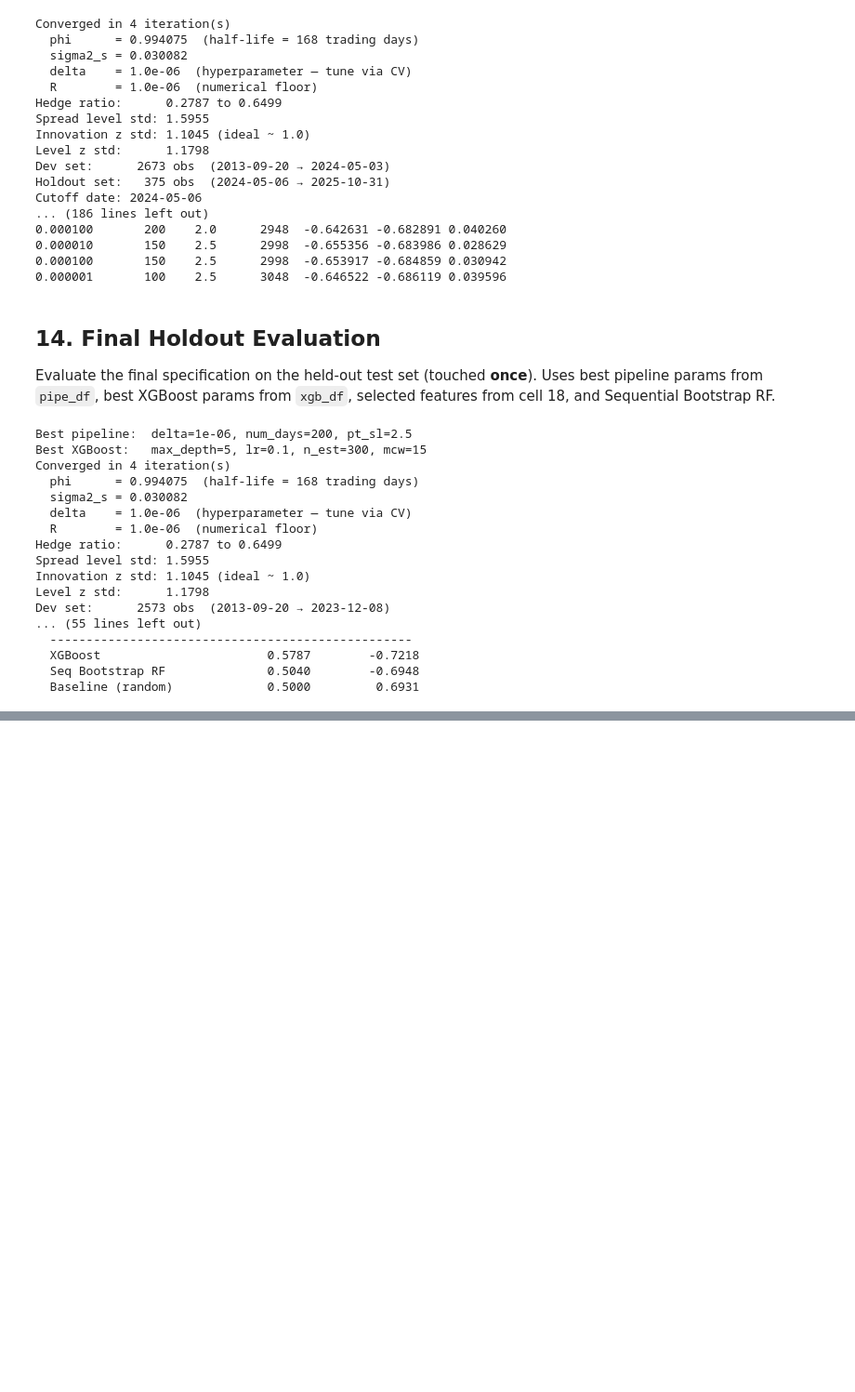
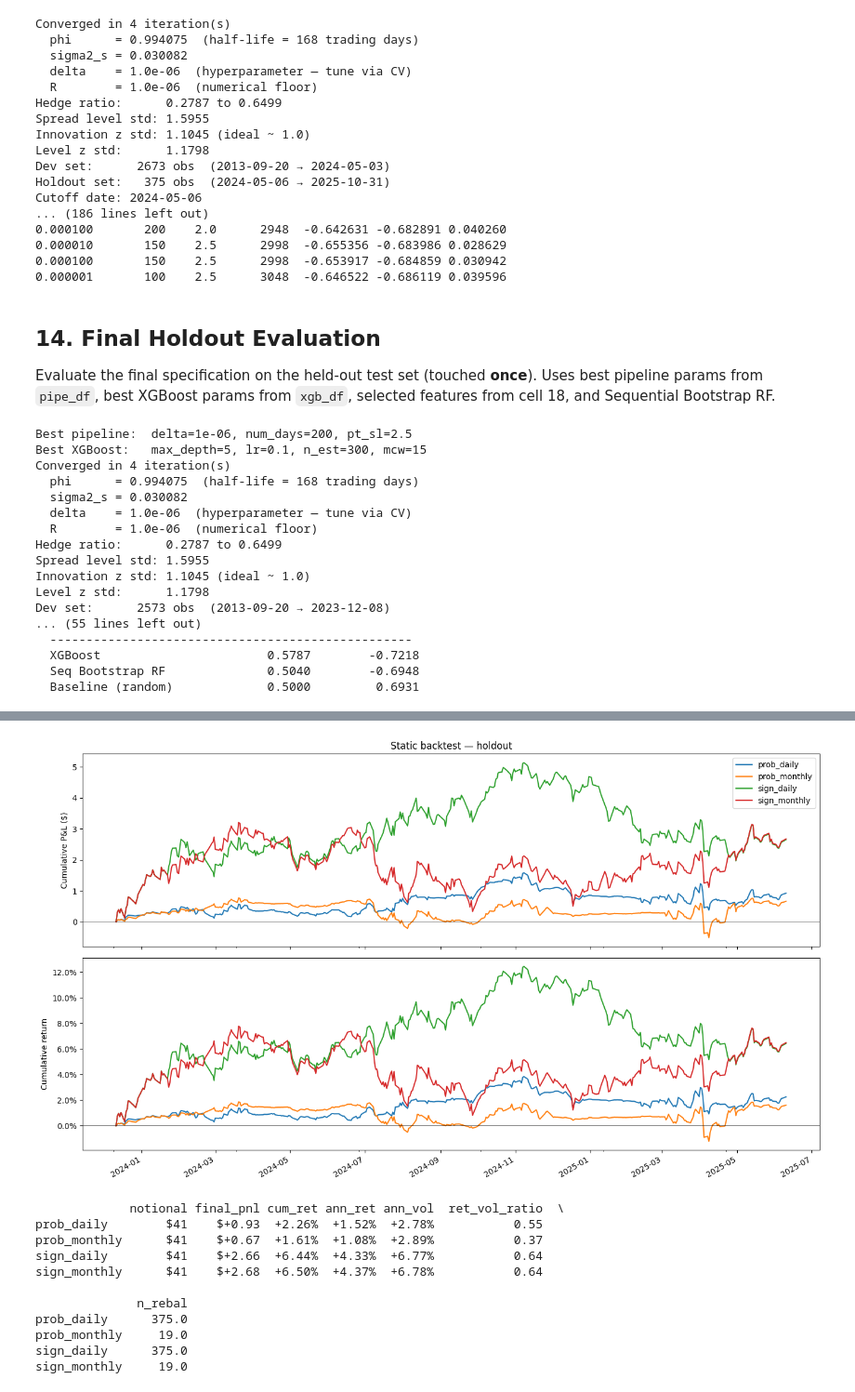
Before and after one commit to wiktorgrocholewski/Spring2026-TIC, a Jupyter notebook: Ensemble_Wiktor/notebooks/2_modelling.ipynb, the cells around one changed output, grey strips where cells are left out. Shown at 93% size. Drawn from its saved outputs; the diff is of its cells as text; code cells hidden in the pictures; blank space fills up the shorter version.

```diff
--- a/Ensemble_Wiktor/notebooks/2_modelling.ipynb
+++ b/Ensemble_Wiktor/notebooks/2_modelling.ipynb
@@ -697,0 +821,78 @@ Dev set:      2573 obs  (2013-09-20 → 2023-12-08)
+# %%
+from sklearn.base import clone
+from src.backtest import run_backtest
+import matplotlib.pyplot as plt
+import numpy as np
+
+# (Same setup as before)
+xgb_final = clone(model)
+xgb_final.fit(split_sel['X_dev'].values, split_sel['y_dev'].values,
+              sample_weight=split_sel['w_dev'].values)
+prob_holdout = pd.Series(
+    xgb_final.predict_proba(split_sel['X_holdout'].values)[:, 1],
+    index=split_sel['X_holdout'].index,
+)
+
+holdout_idx = split_sel['X_holdout'].index
+corn_h  = df.loc[holdout_idx, 'close_corn']
+soy_h   = df.loc[holdout_idx, 'close_soybean']
+gamma_h = df.loc[holdout_idx, 'kf_hedge_ratio']
+
+results = {}
+for method in ['prob', 'sign']:
+    for freq in ['daily', 'monthly']:
+        key = f'{method}_{freq}'
+        results[key] = run_backtest(
+            prob_holdout, gamma_h, corn_h, soy_h,
+            all_dates=holdout_idx, trade_freq=freq, method=method,
+        )
+
+# Two panels: cumulative P&L and cumulative return
+fig, (ax1, ax2) = plt.subplots(2, 1, figsize=(14, 8), sharex=True)
+for key, r in results.items():
+    r['cum_pnl'].plot(ax=ax1, label=key)
+    r['cum_ret'].plot(ax=ax2, label=key)
+ax1.axhline(0, color='black', lw=0.5); ax1.set_ylabel('Cumulative P&L ($)')
+ax2.axhline(0, color='black', lw=0.5); ax2.set_ylabel('Cumulative return')
+ax2.yaxis.set_major_formatter(plt.matplotlib.ticker.PercentFormatter(1.0))
+ax1.legend(); ax1.set_title('Static backtest — holdout')
+plt.tight_layout(); plt.show()
+
+# Summary with return metrics
+n_days = len(holdout_idx)
+years = n_days / 252
+
+summary = pd.DataFrame({
+    key: {
+        'notional':       r['notional'],
+        'final_pnl':      r['cum_pnl'].iloc[-1],
+        'cum_ret':        r['cum_ret'].iloc[-1],
+        'ann_ret':        r['cum_ret'].iloc[-1] / years,
+        'ann_vol':        r['daily_ret'].std() * np.sqrt(252),
+        'ret_vol_ratio':  (r['cum_ret'].iloc[-1] / years) / (r['daily_ret'].std() * np.sqrt(252)),
+        'n_rebal':        len(r['rebalance_dates']),
+    }
+    for key, r in results.items()
+}).T
+
+# Format percentages
+for col in ['cum_ret', 'ann_ret', 'ann_vol']:
+    summary[col] = summary[col].map(lambda x: f'{x:+.2%}')
+summary['notional']      = summary['notional'].map(lambda x: f'${x:,.0f}')
+summary['final_pnl']     = summary['final_pnl'].map(lambda x: f'${x:+,.2f}')
+summary['ret_vol_ratio'] = summary['ret_vol_ratio'].round(2)
+
+print(summary)
+# %% [output]
+[figure, added]
+             notional final_pnl cum_ret ann_ret ann_vol  ret_vol_ratio  \
+prob_daily        $41    $+0.93  +2.26%  +1.52%  +2.78%           0.55
+prob_monthly      $41    $+0.67  +1.61%  +1.08%  +2.89%           0.37
+sign_daily        $41    $+2.66  +6.44%  +4.33%  +6.77%           0.64
+sign_monthly      $41    $+2.68  +6.50%  +4.37%  +6.78%           0.64
+
+              n_rebal
+prob_daily      375.0
+prob_monthly     19.0
+sign_daily      375.0
+sign_monthly     19.0
```
Also changed, not shown: parts of 10 cells of this notebook, 4 other files.
